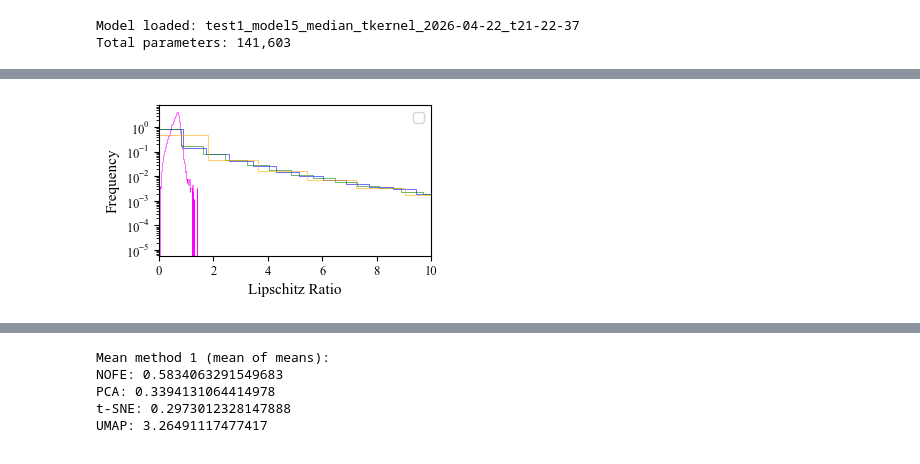
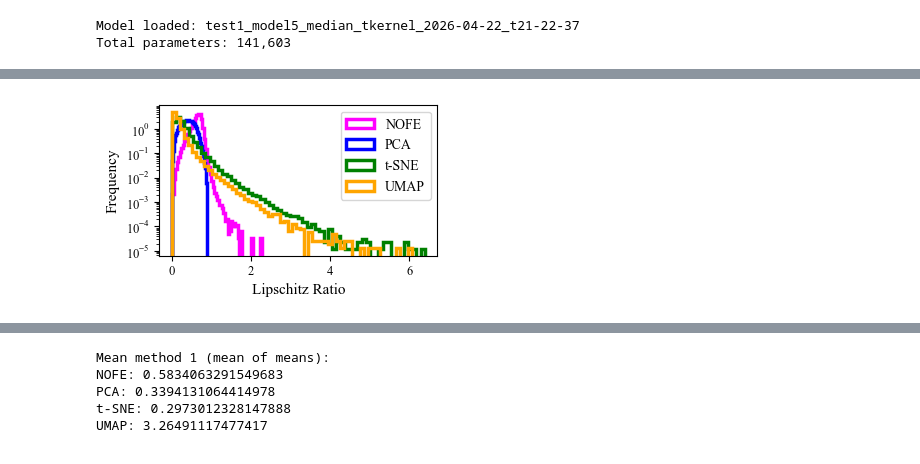
Before and after one commit to laueb4818/NOFE, a Jupyter notebook: ERA5/notebooks/lipschitz-stat.ipynb, the cells around one changed output, grey strips where cells are left out. Cells and saved outputs as stored; diff of their text form; code cells hidden in the pictures.

```diff
--- a/ERA5/notebooks/lipschitz-stat.ipynb
+++ b/ERA5/notebooks/lipschitz-stat.ipynb
@@ -165,13 +164,13 @@ print(f'Total parameters: {sum(p.numel() for p in model.parameters()):,}')
 Model loaded: test1_model5_median_tkernel_2026-04-22_t21-22-37
 Total parameters: 141,603
 # %%
-dates = pd.date_range("2019-01-01", "2019-01-02").strftime("%Y-%m-%d").tolist()
+dates = pd.date_range("2019-01-01", "2019-01-31").strftime("%Y-%m-%d").tolist()
 
 bbox = lon_min, lat_min, lon_max, lat_max
 #bbox = -12, 30, 33, 75
 Generator = Data_Generator_old(data_path)
 
-N=1000
+N=10000
 
 data = []
 data_locations = []
@@ -399,42 +620,48 @@ linewidth = 3.31314 *1.1#* 2.54 # inch
 width_in = width * linewidth  # = 5.85 inches
 height_in = width_in / ratio # Choose a suitable aspect ratio, e.g., 3:2 or 4:3
 
+
 lw = 0.4  # Line width for histograms
 bins = 80
+
+
+lw = 2.5
+bins = 60
+histtype='step'
 
 plt.figure(figsize= (width_in, height_in))
 
 # Add label only for the first element in each loop
 plt.hist(lipschitz_nofe_all, bins=bins, histtype='step', density=True, color='magenta',
-            label='NOFE' if idx == 0 else None,
+            label='NOFE',
             linewidth=lw)
 
 plt.hist(lipschitz_pca_all, bins=bins, histtype='step', density=True, color='blue',
-            label='PCA' if idx == 0 else None,
+            label='PCA',
             linewidth=lw)
 
 
 plt.hist(lipschitz_tsne_all, bins=bins, histtype='step', density=True, color='green',
-            label='t-SNE' if idx == 0 else None,
+            label='t-SNE',
             linewidth=lw)
 
 
 plt.hist(lipschitz_umap_all, bins=bins, histtype='step', density=True, color='orange',
-            label='UMAP' if idx == 0 else None,
+            label='UMAP',
             linewidth=lw)
 
 plt.yscale('log')
-plt.xlim(0, 10)
+#plt.xlim(0, 10)
 plt.xlabel('Lipschitz Ratio')
 plt.ylabel('Frequency')
 plt.legend()
 
 plt.gcf().set_size_inches(width_in, height_in)
 plt.tight_layout()
 
 #plt.savefig("/Users/laueb4818/github/overleaf/Neural_Operators_paper_draft/figures/lipschitz_plot.png", bbox_inches='tight', dpi=300)
 
 
 plt.show()
 # %% [output]
-[figure, old version]
+[figure, new version]
```
Also changed, not shown: parts of 8 cells of this notebook, 43 other files.
